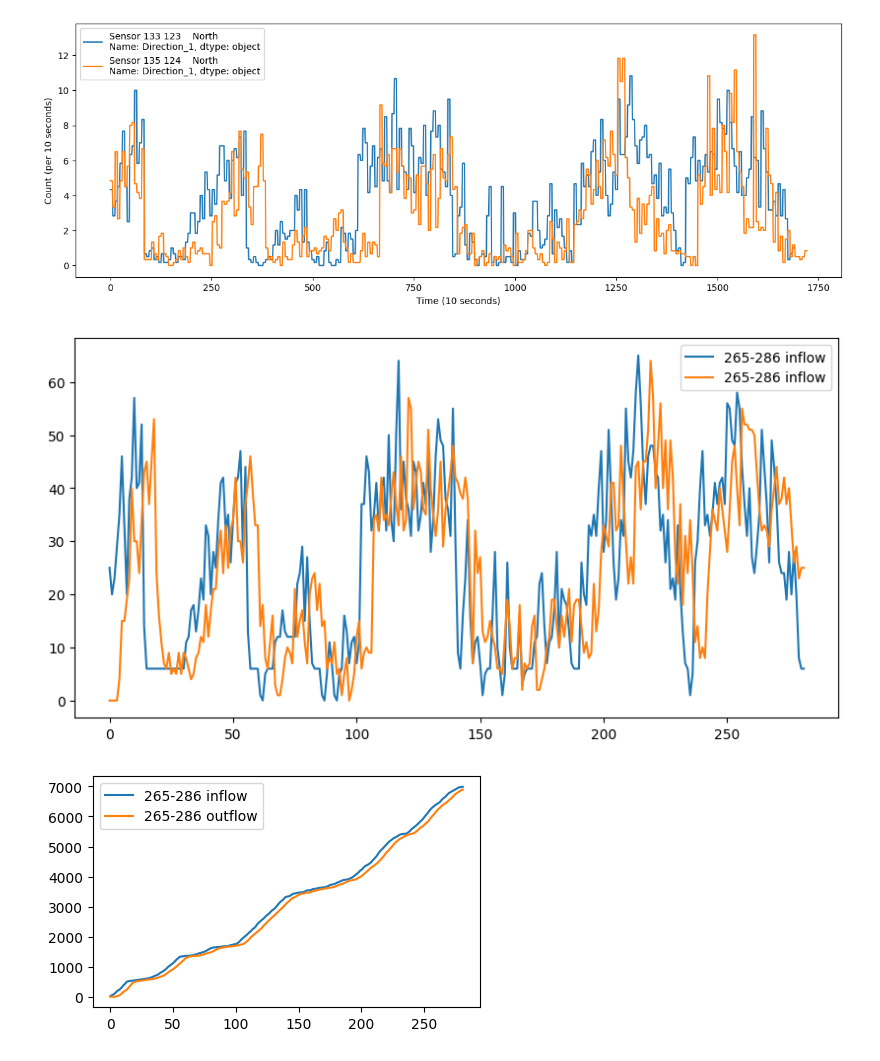
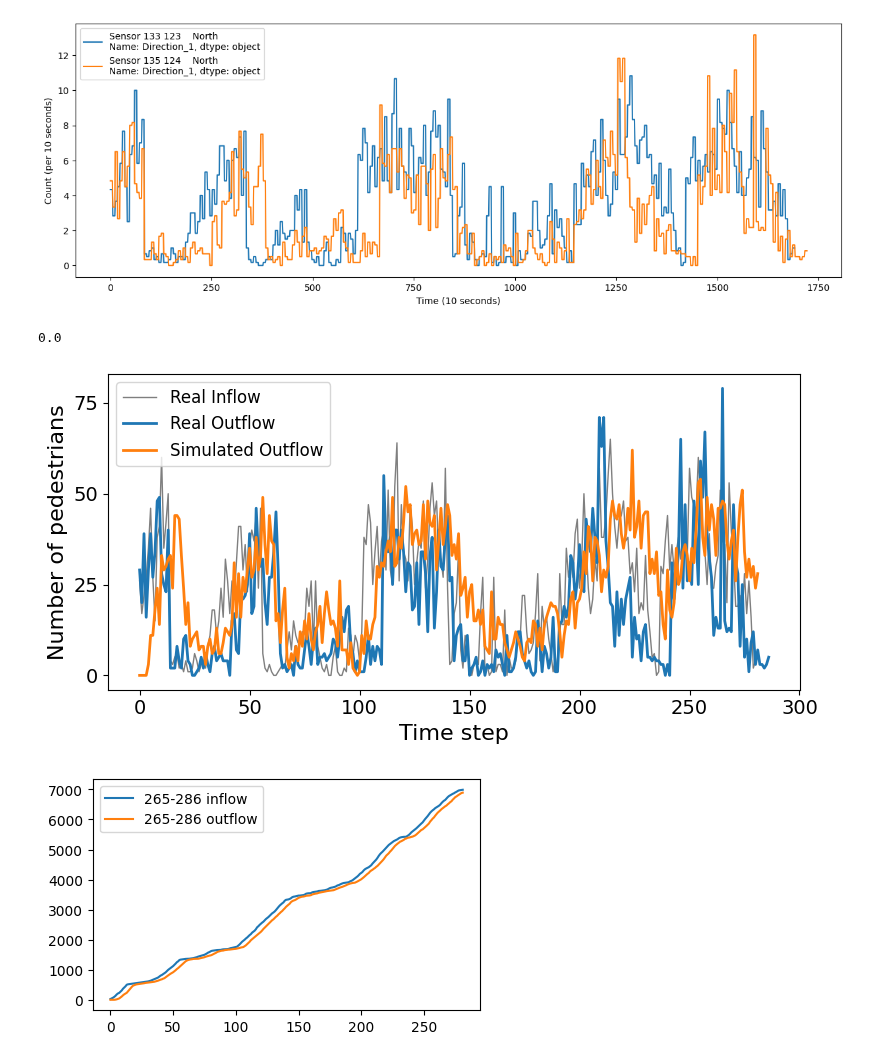
Before and after one commit to WaimenMak/PedNStream, a Jupyter notebook: melbourne_analysis.ipynb, the cells around one changed output. Drawn from its saved outputs; the diff is of its cells as text; code cells hidden in the pictures.

```diff
--- a/melbourne_analysis.ipynb
+++ b/melbourne_analysis.ipynb
@@ -395,22 +408,28 @@ with open("./outputs/melbourne/link_data.json", 'r') as f:
     link_data = json.load(f)
 with open("./outputs/melbourne/node_data.json", 'r') as f:
     node_data = json.load(f)
+# %%
+np.sum(np.array(link_data["265-263"]["inflow"]))
+# %% [output]
+0.0
 # %%
 agg_inflow = np.array(link_data["265-286"]["inflow"]).reshape(-1, 6).sum(axis=1)
 agg_outflow = np.array(link_data["265-286"]["outflow"]).reshape(-1, 6).sum(axis=1)
-plt.figure(figsize=(10, 5))
-# agg_inflow = np.array(link_data["265-286"]["inflow"])
-# agg_outflow = np.array(link_data["265-286"]["outflow"])
-# agg_outflow2 = np.array(link_data["286-245"]["outflow"])
-plt.plot(agg_inflow, label=f'265-286 inflow')
-# plt.plot(agg_outflow[23:], label=f'265-286 outflow')
-plt.plot(agg_outflow, label=f'265-286 inflow')
-# plt.plot(agg_outflow, label=f'265-286 outflow')
-# plt.plot(agg_outflow2, label=f'286-245 outflow')
-plt.legend()
-plt.show()
+plt.figure(figsize=(8, 4))
+# plt.plot(agg_inflow, label=f'Real Inflow', linewidth=2.5)
+plt.plot(x, y, label=f'Real Inflow', linewidth=1, alpha=0.5, color='black')
+plt.plot(x2, y2, label=f'Real Outflow', linewidth=2)
+plt.plot(agg_outflow, label=f'Simulated Outflow', linewidth=2)
+plt.xlabel('Time step', fontsize=16)
+plt.ylabel('Number of pedestrians', fontsize=16)
+plt.xticks(fontsize=14)
+plt.yticks(fontsize=14)
+plt.locator_params(axis='y', nbins=4)
+plt.legend(fontsize=12)
+plt.tight_layout()
+plt.savefig('fig/melbourne_simulation.pdf', format='pdf')
 # %% [output]
-[figure, old version]
+[figure, new version]
 # %%
 # cumulative sum
 plt.figure(figsize=(5,3))
```
Also changed, not shown: parts of 1 cell of this notebook, 7 other files.
